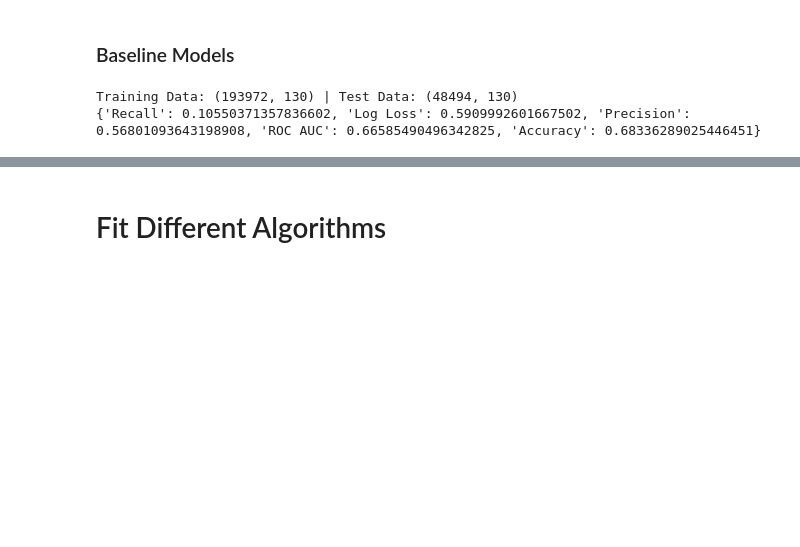
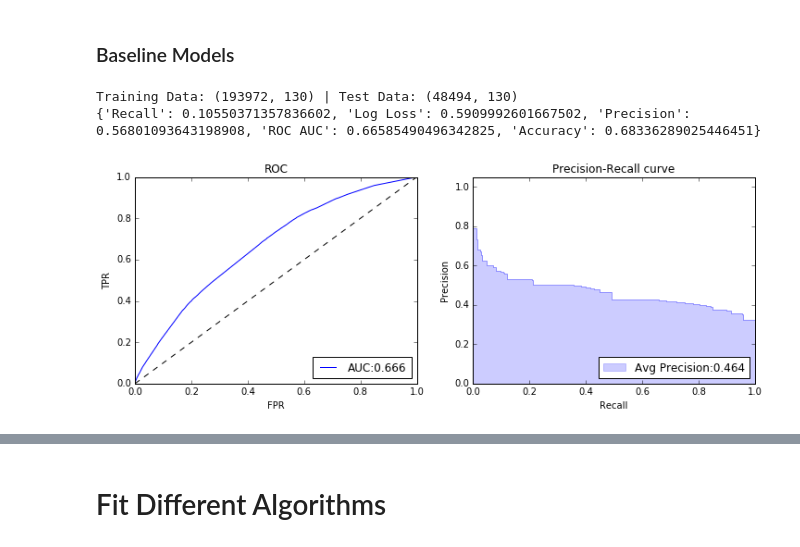
Before and after one commit to colinandrus/ml_course_project, a Jupyter notebook: notebooks/model_training_cleaned.ipynb, the cells around one changed output, grey strips where cells are left out. Saved outputs shown, nothing was run; the diff lists cells and outputs as text; code cells hidden in the pictures; blank space fills up the shorter version.

```diff
--- a/notebooks/model_training_cleaned.ipynb
+++ b/notebooks/model_training_cleaned.ipynb
@@ -159,14 +159,13 @@ class Dummify(BaseEstimator, TransformerMixin):
 # %%
 # method to subset and transform data (impute, convert, dummify)
 
-def transform_features(data, df, cat_features, num_features, impute_methods):
+def transform_features(df, appeals_df, cat_features, num_features, impute_methods):
     """ Impute, convert and dummify features
         TODO: save cat_feature_values to pickle so that we don't have to read df
     """
 
-    # subsets features we are interested in
-    cat_feature_values = dict([(f, [str(x) for x in df[f].dropna().unique().tolist()]) for f in cat_features])
-    data = data[cat_features + num_features].copy()
+    # makes sure dummified values match
+    cat_feature_values = dict([(f, [str(x) for x in appeals_df[f].dropna().unique().tolist()]) for f in cat_features])
 
     # make pipeline
     data_pipeline = Pipeline([
@@ -176,25 +175,26 @@ def transform_features(data, df, cat_features, num_features, impute_methods):
     ])
 
     # run pipeline
-    X = data_pipeline.fit_transform(data)
+    X = data_pipeline.fit_transform(df)
 
     return X
 
 # method to split train-test and transform features
 
-def get_model_data(df, label, cat_features, num_features, impute_methods, test_size=0.2, print_summary=False):
+def get_model_data(df, appeals_df, label, cat_features, num_features, impute_methods, test_size=0.2, print_summary=False):
     """ Subsets features used, splits into train-test, and transforms features """
 
     # subsets features we are interested in
     data = df[cat_features + num_features + [label]].copy()
+    appeals_df = appeals_df[cat_features + num_features].copy()
 
     # train test split
     X, y = data.drop(label, axis=1).copy(), data[label].copy()
     x_train, x_test, y_train, y_test = train_test_split(X, y, test_size=test_size, random_state=44)
 
     # transform features
-    X_train = transform_features(x_train, df, cat_features, num_features, impute_methods)
-    X_test = transform_features(x_test, df, cat_features, num_features, impute_methods)
+    X_train = transform_features(x_train, appeals_df, cat_features, num_features, impute_methods)
+    X_test = transform_features(x_test, appeals_df, cat_features, num_features, impute_methods)
 
     if print_summary:
         print("Training Data: {} | Test Data: {}".format(X_train.shape, X_test.shape))
@@ -371,18 +310,19 @@ def get_feature_importances(model, X_train):
 # %%
 # baseline 1: nationality only
 CAT_FEATURES = ['nat_grouped']
 NUM_FEATURES = []
 IMPUTE_METHODS = {'nat_grouped': 'none'}
 MODEL = (RandomForestClassifier(n_estimators=100, random_state=44))
 
-X_train, X_test, y_train, y_test = get_model_data(df, label='granted', cat_features = CAT_FEATURES,
+X_train, X_test, y_train, y_test = get_model_data(df, df, label='granted', cat_features = CAT_FEATURES,
                                                   num_features = NUM_FEATURES, impute_methods = IMPUTE_METHODS,
                                                   print_summary=True)
 nat_model, nat_metrics, _, _, _, _  = train_model(MODEL, X_train, y_train, X_test, y_test,
-                                                  print_metrics=True, print_charts=False)
+                                                  print_metrics=True, print_charts=True)
 # %% [output]
 Training Data: (193972, 130) | Test Data: (48494, 130)
 {'Recall': 0.10550371357836602, 'Log Loss': 0.5909992601667502, 'Precision': 0.56801093643198908, 'ROC AUC': 0.66585490496342825, 'Accuracy': 0.68336289025446451}
+[figure, added]
 # %%
 # baseline 2: judge only
 CAT_FEATURES = ['ij_code_grouped']
```
Also changed, not shown: parts of 34 cells of this notebook.
